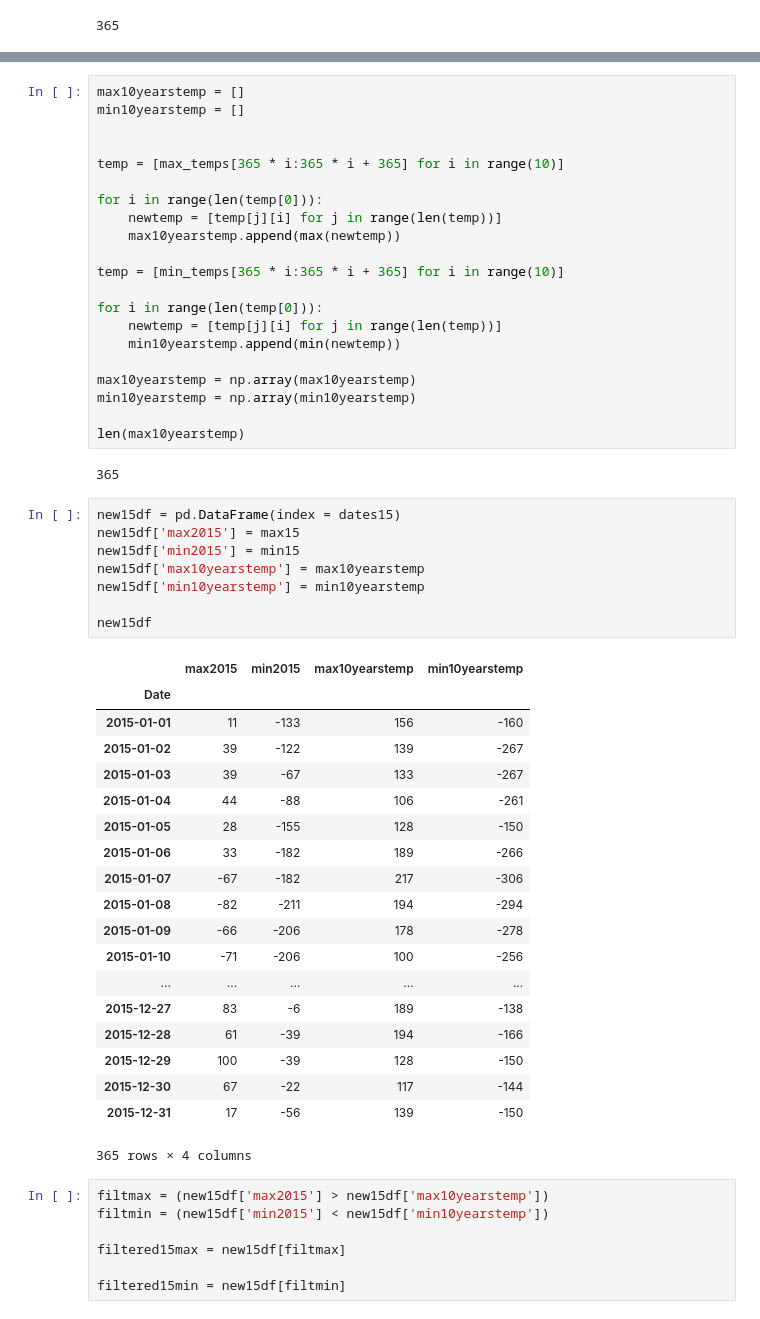
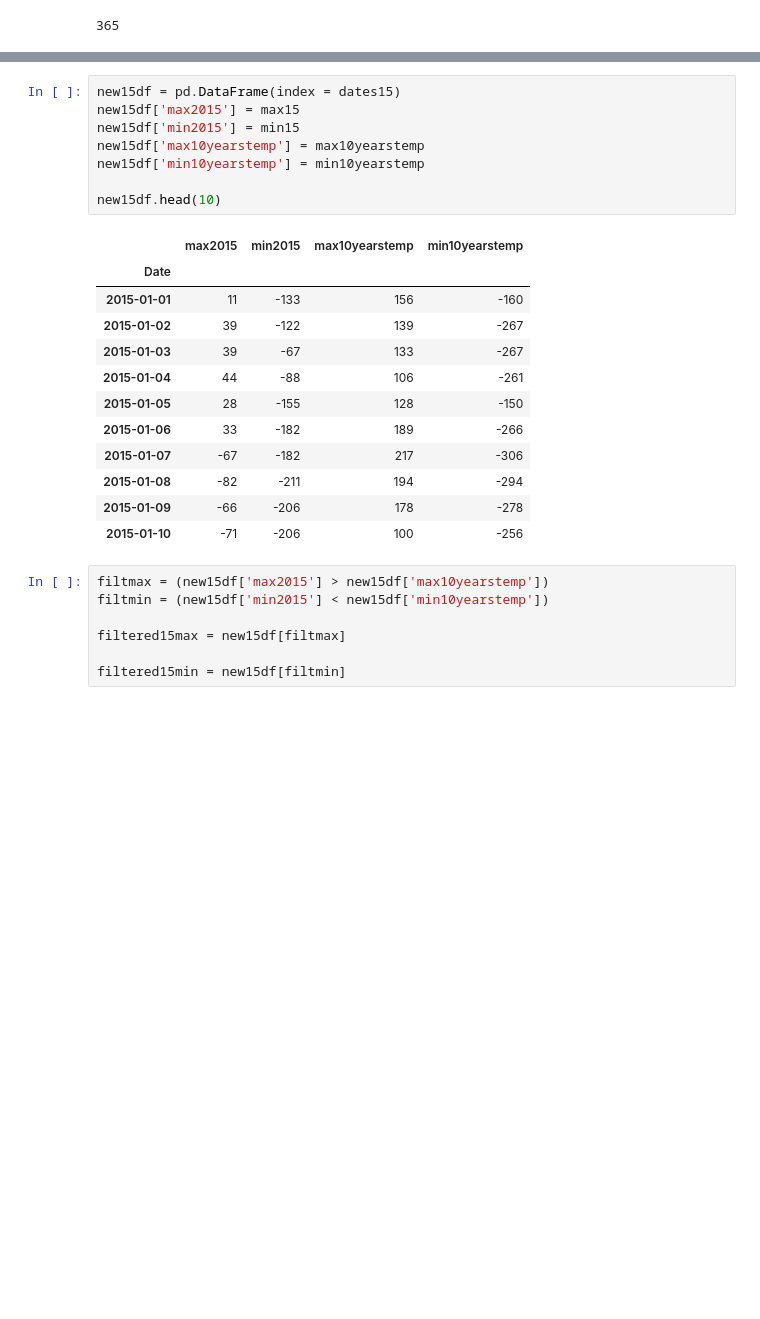
Before and after one commit to Johan-Liebert1/DataScienceSpecialization, a Jupyter notebook: 2 Applied Plotting, Charting & Data Representation in Python/Assignment2.ipynb, the cells around one changed output, grey strips where cells are left out. Cells and saved outputs as stored; diff of their text form; blank space fills up the shorter version.

```diff
--- a/2 Applied Plotting, Charting & Data Representation in Python/Assignment2.ipynb
+++ b/2 Applied Plotting, Charting & Data Representation in Python/Assignment2.ipynb
@@ -153,54 +159,24 @@ for date in dates15:
-# %%
-max10yearstemp = []
-min10yearstemp = []
-
-
-temp = [max_temps[365 * i:365 * i + 365] for i in range(10)]
-
-for i in range(len(temp[0])):
-    newtemp = [temp[j][i] for j in range(len(temp))]
-    max10yearstemp.append(max(newtemp))
-
-temp = [min_temps[365 * i:365 * i + 365] for i in range(10)]
-
-for i in range(len(temp[0])):
-    newtemp = [temp[j][i] for j in range(len(temp))]
-    min10yearstemp.append(min(newtemp))
-
-max10yearstemp = np.array(max10yearstemp)
-min10yearstemp = np.array(min10yearstemp)
-
-len(max10yearstemp)
-# %% [output]
-365
 # %%
 new15df = pd.DataFrame(index = dates15)
 new15df['max2015'] = max15
 new15df['min2015'] = min15
 new15df['max10yearstemp'] = max10yearstemp
 new15df['min10yearstemp'] = min10yearstemp
 
-new15df
+new15df.head(10)
 # %% [output]
 |  | max2015 | min2015 | max10yearstemp | min10yearstemp |
 | Date |  |  |  |  |
 | 2015-01-01 | 11 | -133 | 156 | -160 |
 | 2015-01-02 | 39 | -122 | 139 | -267 |
 | 2015-01-03 | 39 | -67 | 133 | -267 |
 | 2015-01-04 | 44 | -88 | 106 | -261 |
 | 2015-01-05 | 28 | -155 | 128 | -150 |
 | 2015-01-06 | 33 | -182 | 189 | -266 |
 | 2015-01-07 | -67 | -182 | 217 | -306 |
 | 2015-01-08 | -82 | -211 | 194 | -294 |
 | 2015-01-09 | -66 | -206 | 178 | -278 |
 | 2015-01-10 | -71 | -206 | 100 | -256 |
-| ... | ... | ... | ... | ... |
-| 2015-12-27 | 83 | -6 | 189 | -138 |
-| 2015-12-28 | 61 | -39 | 194 | -166 |
-| 2015-12-29 | 100 | -39 | 128 | -150 |
-| 2015-12-30 | 67 | -22 | 117 | -144 |
-| 2015-12-31 | 17 | -56 | 139 | -150 |
-365 rows × 4 columns
 # %%
 filtmax = (new15df['max2015'] > new15df['max10yearstemp'])
 filtmin = (new15df['min2015'] < new15df['min10yearstemp'])
```
Also changed, not shown: parts of 11 cells of this notebook.
